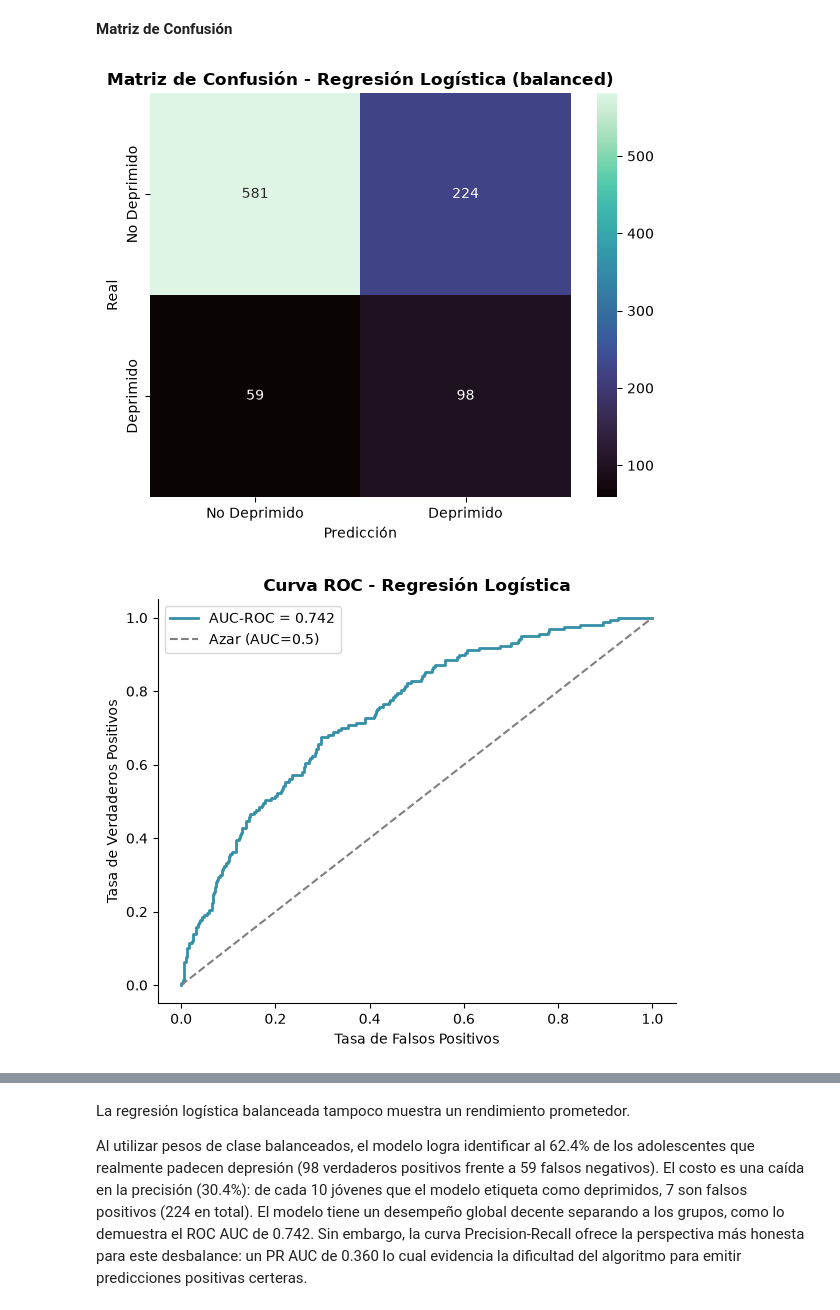
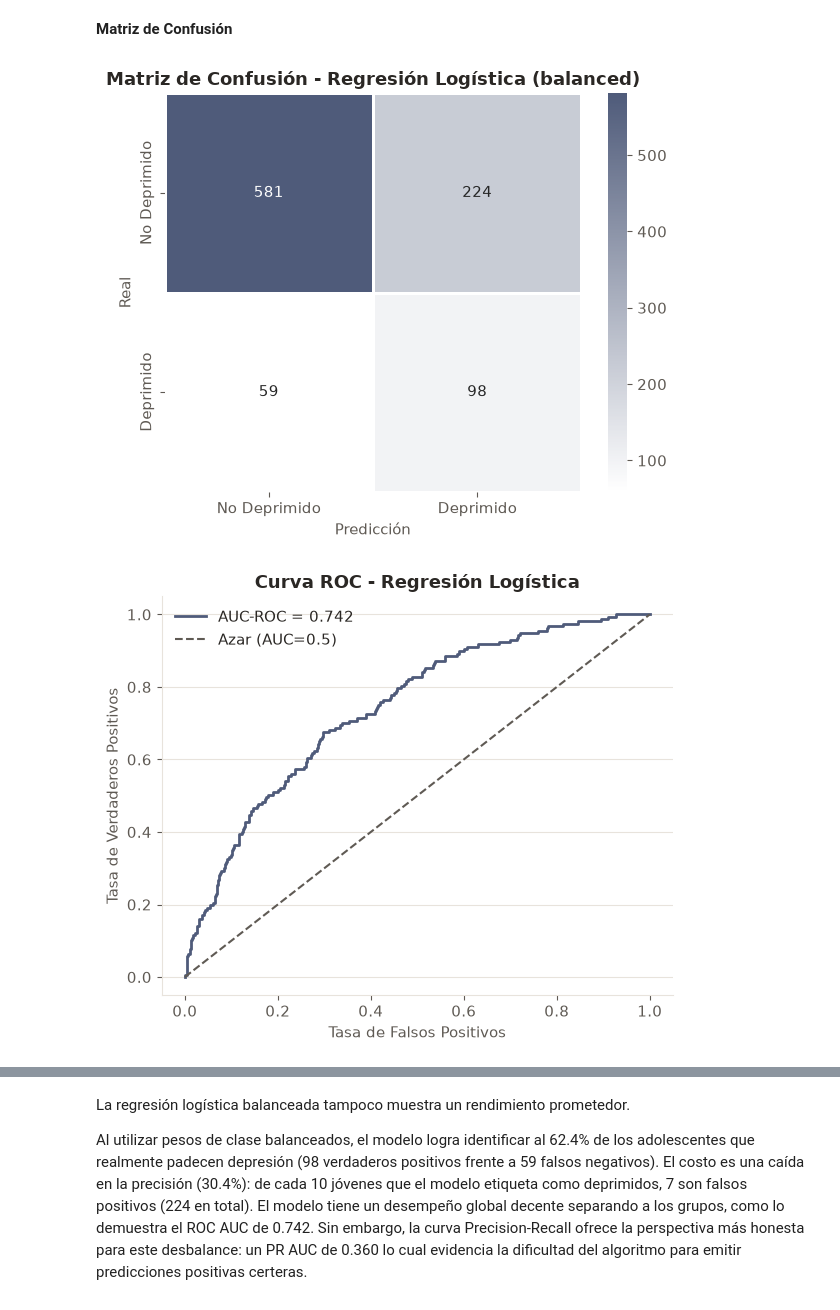
Before and after one commit to luencaro/screen-time-mental-health-py, a Jupyter notebook: notebooks/EDA.ipynb, the cells around one changed output, grey strips where cells are left out. Cells and saved outputs as stored; diff of their text form; code cells hidden in the pictures.

```diff
--- a/notebooks/EDA.ipynb
+++ b/notebooks/EDA.ipynb
@@ -1326,24 +1309,24 @@ Matriz de Confusión:
 # %%
 plt.figure(figsize=(6, 5))
 sns.heatmap(
-    cm, annot=True, fmt='d', cmap='mako',
+    cm, annot=True, fmt='d', cmap=CMAP_SECUENCIAL, linewidths=2, linecolor=SUPERFICIE,
     xticklabels=['No Deprimido', 'Deprimido'],
     yticklabels=['No Deprimido', 'Deprimido']
 )
 plt.title('Matriz de Confusión - Regresión Logística (balanced)', fontweight='bold')
 plt.xlabel('Predicción')
 plt.ylabel('Real')
 plt.tight_layout()
 plt.show()
 # %% [output]
-[figure, old version]
+[figure, new version]
 # %%
 fpr, tpr, thresholds_roc = roc_curve(y_test_clf, y_proba)
 auc_roc = roc_auc_score(y_test_clf, y_proba)
 
 plt.figure(figsize=(6, 5))
-plt.plot(fpr, tpr, color=sns.color_palette("mako", 6)[3], linewidth=2, label=f'AUC-ROC = {auc_roc:.3f}')
-plt.plot([0, 1], [0, 1], linestyle='--', color='gray', label='Azar (AUC=0.5)')
+plt.plot(fpr, tpr, color=NEUTRO, linewidth=2, label=f'AUC-ROC = {auc_roc:.3f}')
+plt.plot([0, 1], [0, 1], linestyle='--', color=LINEA_MEDIANA, label='Azar (AUC=0.5)')
 plt.xlabel('Tasa de Falsos Positivos')
 plt.ylabel('Tasa de Verdaderos Positivos')
 plt.title('Curva ROC - Regresión Logística', fontweight='bold')
@@ -1352,7 +1335,7 @@ sns.despine()
 plt.tight_layout()
 plt.show()
 # %% [output]
-[figure, old version]
+[figure, new version]
 # %%
 precision, recall, thresholds_pr = precision_recall_curve(y_test_clf, y_proba)
 auc_pr = average_precision_score(y_test_clf, y_proba)
```
Also changed, not shown: parts of 14 cells of this notebook, 1 other file.
